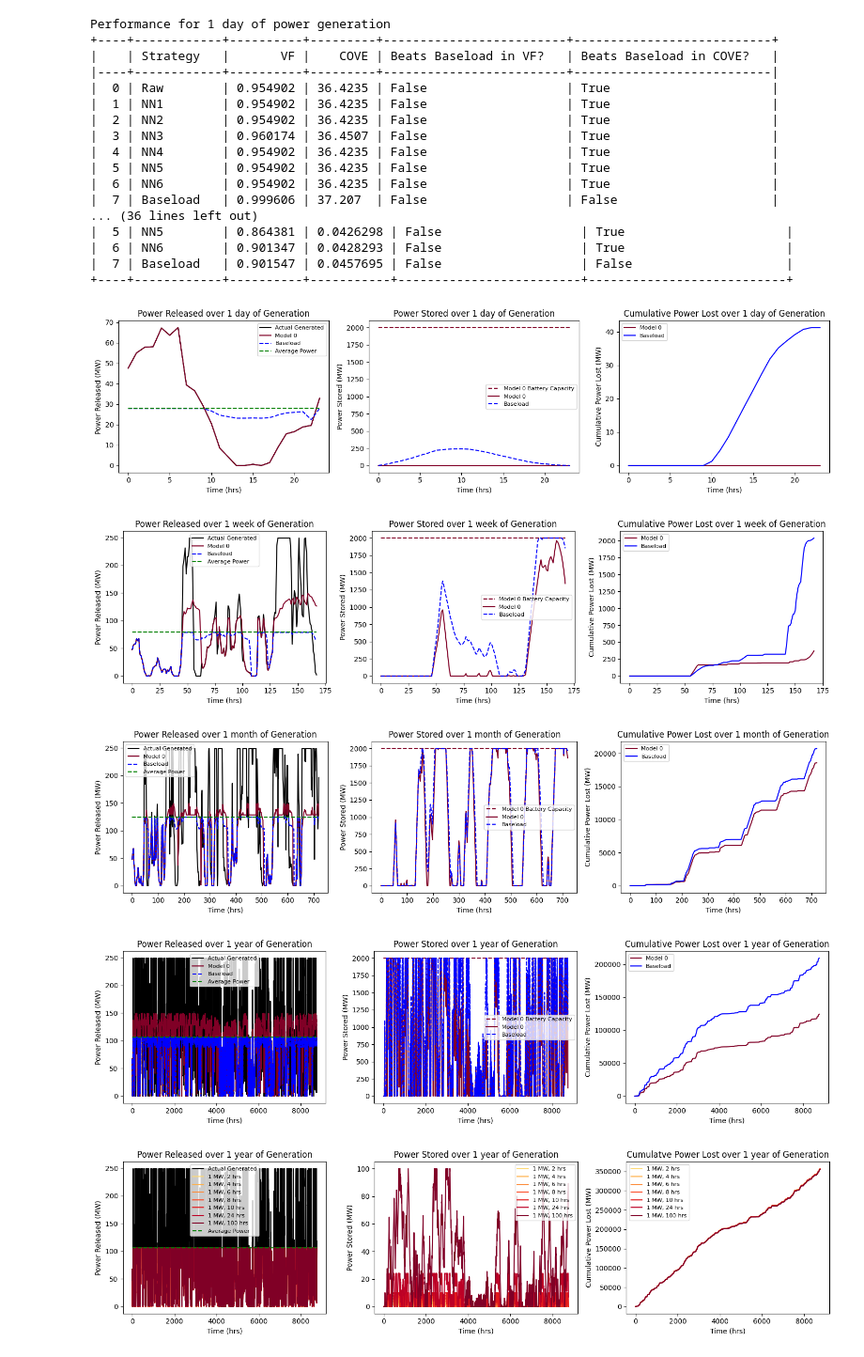
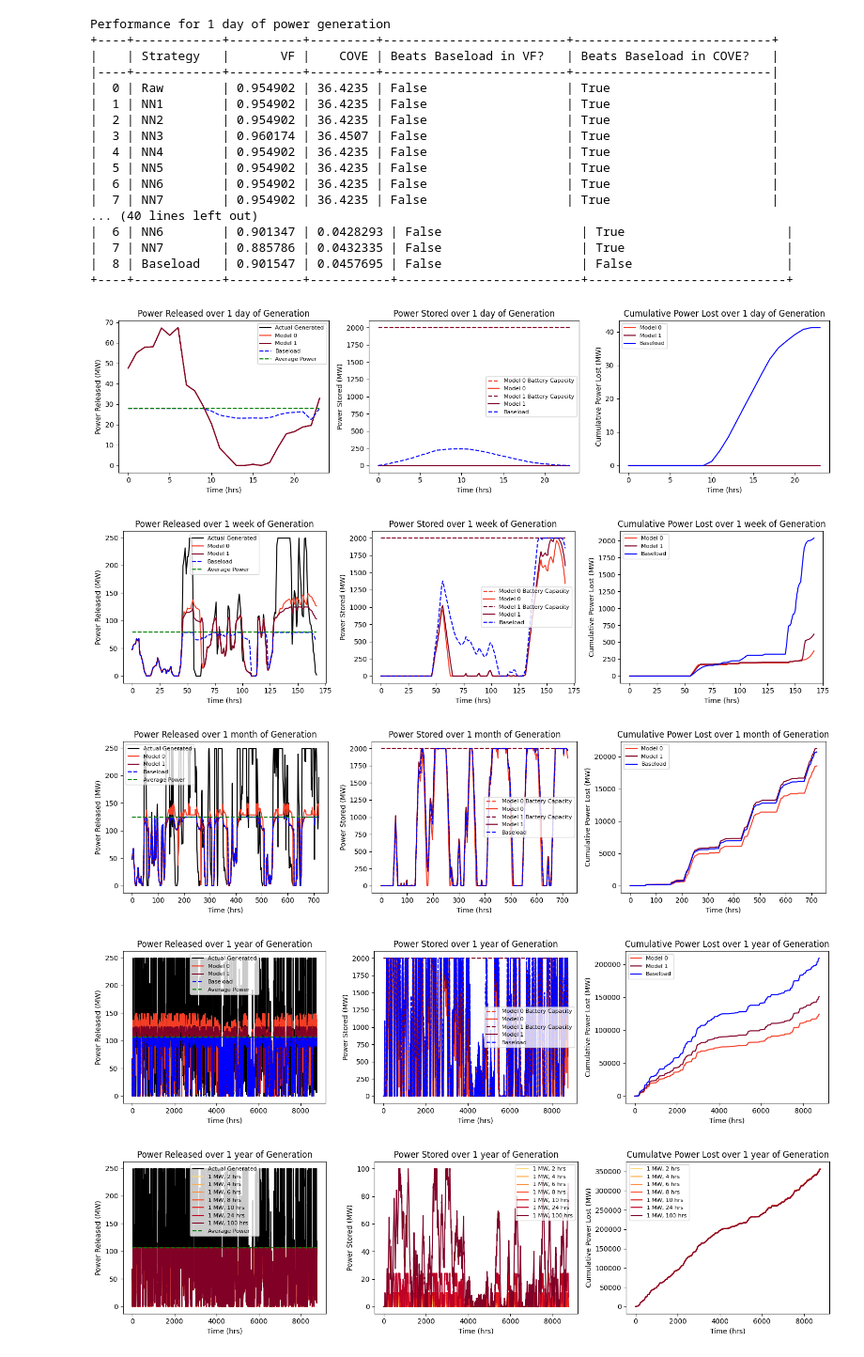
Before and after one commit to davidvalenta-dev/deep-wind-model-dispatch, a Jupyter notebook: strategy_model/src/model_exploration.ipynb, the cells around one changed output. Shown at 94% size. Cells and saved outputs as stored; diff of their text form; code cells hidden in the pictures.

```diff
--- a/strategy_model/src/model_exploration.ipynb
+++ b/strategy_model/src/model_exploration.ipynb
@@ -12,6 +12,7 @@ model_3, _, _ = util.load_experiment('194449e3-9337-4a66-a4f5-98b14c9e0a87', '..
 model_4, _, _ = util.load_experiment('335a43f3-17c7-4b91-9127-2b8aa4becf21', '../../data/processed/dataset_2018-21_withloads.csv', with_loads=True)
 model_5, _, _ = util.load_experiment('b82524d6-dfe2-4187-b358-6a52cd5e7446', '../../data/processed/dataset_2018-21_withloads.csv', with_loads=True)
 model_6, _, _ = util.load_experiment('4598a576-6095-4124-a9cf-6d24d2d8138c', '../../data/processed/dataset_2018-21_withloads.csv', with_loads=True)
+model_7, _, _ = util.load_experiment('97aed02a-c88e-42b4-823d-24a41f38b96d', '../../data/processed/dataset_2018-21_withloads.csv', with_loads=True)
 # %% [output]
 A value is trying to be set on a copy of a slice from a DataFrame
 
@@ -34,7 +35,7 @@ See the caveats in the documentation: https://pandas.pydata.org/pandas-docs/stab
 scales = ['1 day', '1 week', '1 month', '1 year']
 upper_bounds = [24, 24*7, 24*30, 24*365]
 
-models = [model_1, model_2, model_3, model_4, model_5, model_6]
+models = [model_1, model_2, model_3, model_4, model_5, model_6, model_7]
 config = config_1
 
 S = len(scales)
@@ -113,5 +114,5 @@ for i in range(len(scales)):
 # %%
-strategy_names = ["Raw", "NN1", "NN2", "NN3", "NN4", "NN5", "NN6", "Baseload"]
+strategy_names = ["Raw", "NN1", "NN2", "NN3", "NN4", "NN5", "NN6", "NN7", "Baseload"]
 for i in range(S):
     print(f'Performance for {scales[i]} of power generation')
     metrics = {
@@ -135,17 +136,17 @@ Performance for 1 day of power generation
 |  4 | NN4        | 0.954902 | 36.4235 | False                   | True                      |
 |  5 | NN5        | 0.954902 | 36.4235 | False                   | True                      |
 |  6 | NN6        | 0.954902 | 36.4235 | False                   | True                      |
-|  7 | Baseload   | 0.999606 | 37.207  | False                   | False                     |
-... (36 lines left out)
-|  5 | NN5        | 0.864381 | 0.0426298 | False                   | True                      |
+|  7 | NN7        | 0.954902 | 36.4235 | False                   | True                      |
+... (40 lines left out)
 |  6 | NN6        | 0.901347 | 0.0428293 | False                   | True                      |
-|  7 | Baseload   | 0.901547 | 0.0457695 | False                   | False                     |
+|  7 | NN7        | 0.885786 | 0.0432335 | False                   | True                      |
+|  8 | Baseload   | 0.901547 | 0.0457695 | False                   | False                     |
 +----+------------+----------+-----------+-------------------------+---------------------------+
 # %%
 scales = ['1 day', '1 week', '1 month', '1 year']
 upper_bounds = [24, 24*7, 24*30, 24*365]
 
-models = [model_5]
+models = [model_5, model_7]
 config = config_1
 
 S = len(scales)
@@ -190,37 +191,37 @@ for i in range(len(scales)):
     baseload_released, baseload_stored, baseload_losses = baseload(power, config['battery_rating'], config['battery_rating'] * config['battery_duration'], util.RTE)
 
     vfs[i, -1] = util.value_factor(baseload_released, price)
     coves[i,-1] = util.cove(baseload_released, price, config['battery_rating'], config['battery_duration'])
 
     ax1.plot(x, baseload_released, color='blue', ls='--', label=f'Baseload')
     ax2.plot(x, baseload_stored, color='blue', ls='--', label=f'Baseload')
 
     ax3.plot(x, np.cumsum(baseload_losses), color='b', label=f'Baseload')
 
     ax1.plot(x, avg_power, '--g', label='Average Power')
     # Show plots
     ax1.set_xlabel('Time (hrs)')
     ax1.set_ylabel('Power Released (MW)')
     ax1.set_title(f'Power Released over {scales[i]} of Generation')
     ax1.legend(fontsize=8)
 
     ax2.set_xlabel('Time (hrs)')
     ax2.set_ylabel('Power Stored (MW)')
     ax2.set_title(f'Power Stored over {scales[i]} of Generation')
     ax2.legend(fontsize=8)
 
     ax3.set_xlabel('Time (hrs)')
     ax3.set_ylabel('Cumulative Power Lost (MW)')
     ax3.set_title(f'Cumulative Power Lost over {scales[i]} of Generation')
     ax3.legend(fontsize=8)
 
     plt.tight_layout()
     plt.show()
 # %% [output]
-[figure, old version]
+[figure, new version]
-[figure, old version]
+[figure, new version]
-[figure, old version]
+[figure, new version]
-[figure, old version]
+[figure, new version]
 # %%
 scale = '1 year'
 upper_bound = 24 * 365
```
Also changed, not shown: parts of 2 cells of this notebook, 6 other files.
